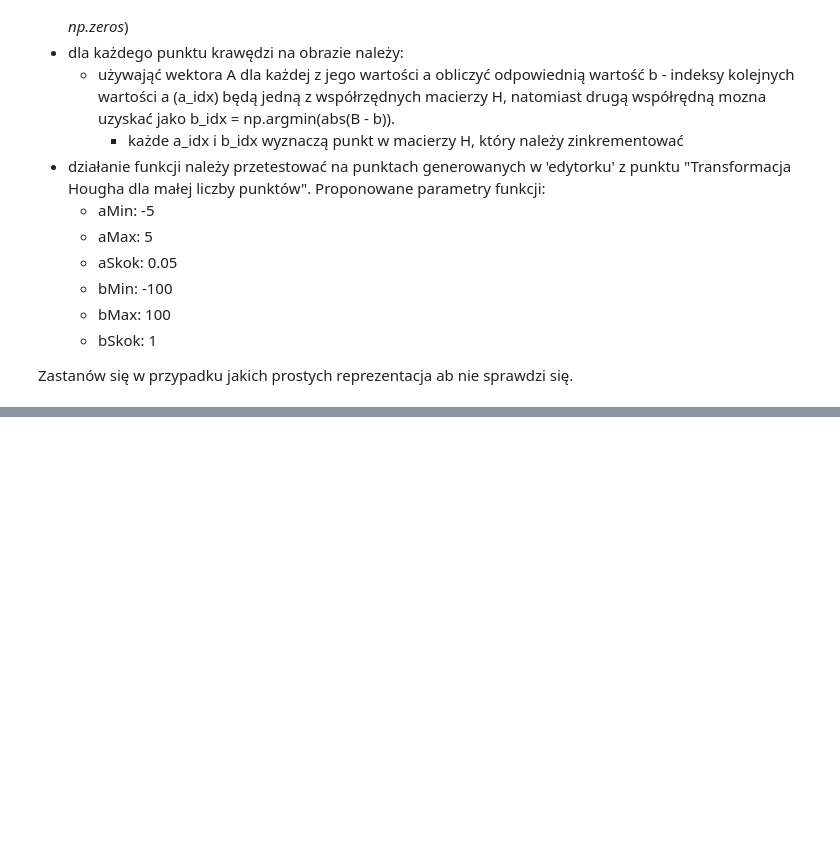
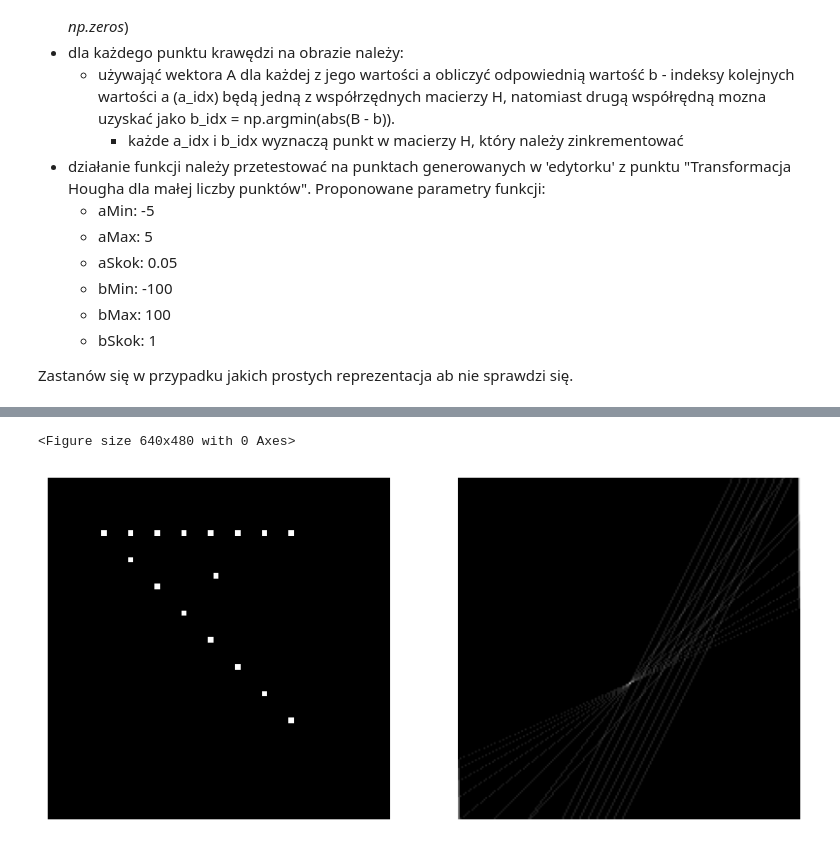
Before and after one commit to michal200292/Digital-Image-Processing, a Jupyter notebook: lab11/Hough_HW.ipynb, the cells around one changed output, grey strips where cells are left out. Saved outputs shown, nothing was run; the diff lists cells and outputs as text; code cells hidden in the pictures; blank space fills up the shorter version.

```diff
--- a/lab11/Hough_HW.ipynb
+++ b/lab11/Hough_HW.ipynb
@@ -118,0 +99,8 @@ KeyboardInterrupt:
+# %%
+for i in range(10, 50, 5):
+    im[i, i] = 1
+
+ab_transform(im)
+# %% [output]
+<Figure size 640x480 with 0 Axes>
+[figure, added]
```
Also changed, not shown: parts of 7 cells of this notebook, 2 other files.
